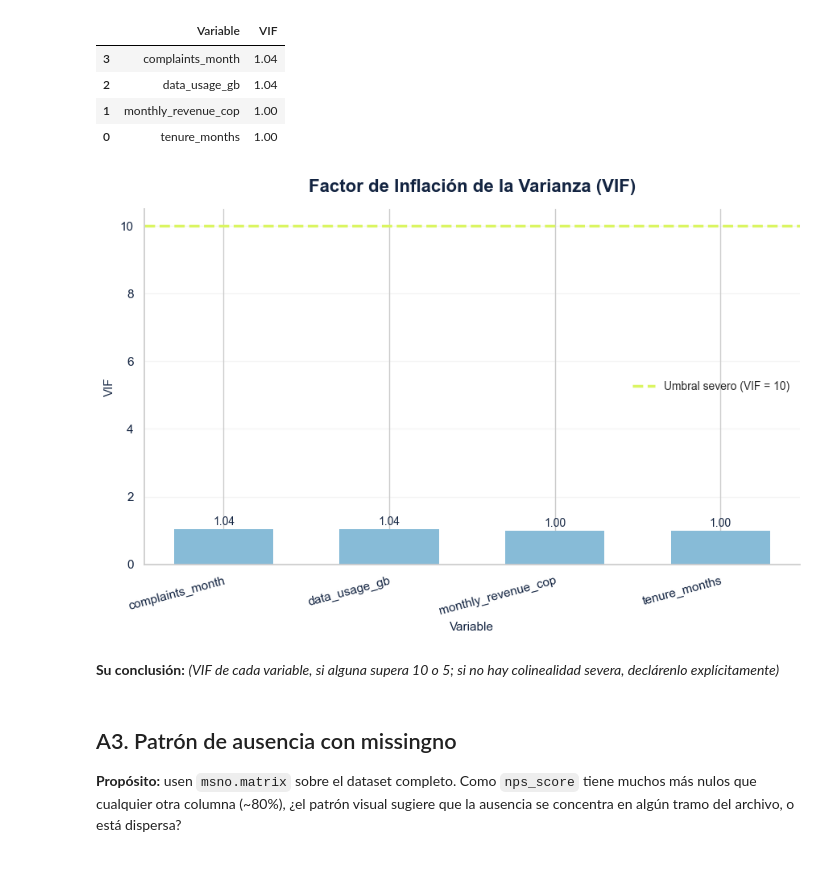
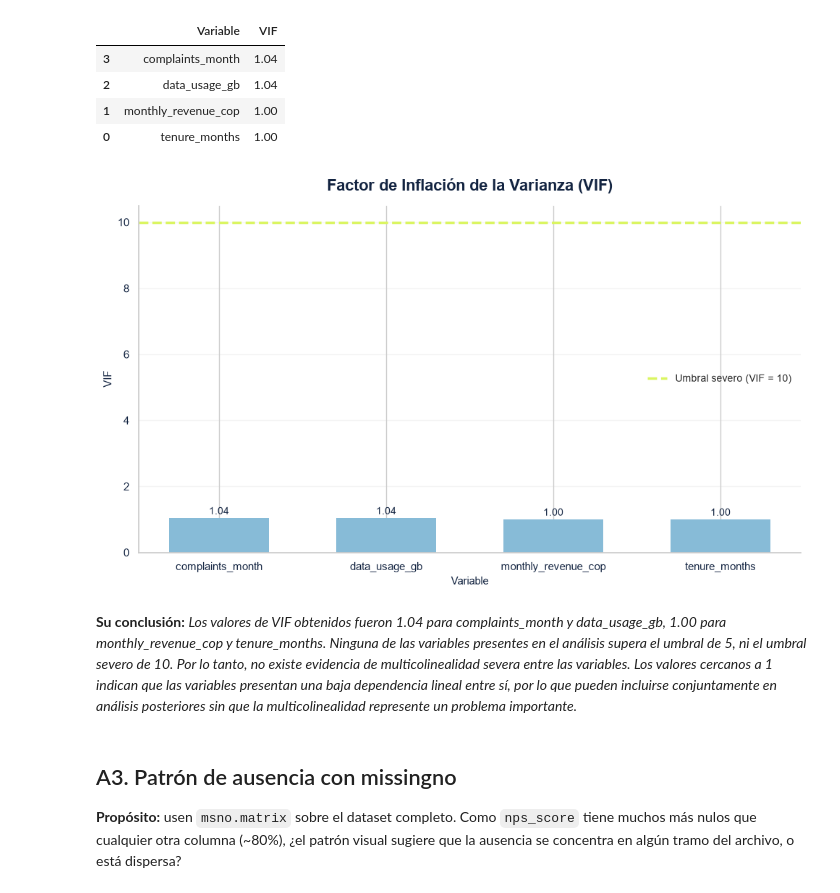
Before and after one commit to jp0617/visualizacionAnalisis, a Jupyter notebook: v0.1_s3_dataviz_grupo1.ipynb, the cells around one changed output. Cells and saved outputs as stored; diff of their text form; code cells hidden in the pictures.

```diff
--- a/v0.1_s3_dataviz_grupo1.ipynb
+++ b/v0.1_s3_dataviz_grupo1.ipynb
@@ -173,12 +173,12 @@ display(vif)
 | 1 | monthly_revenue_cop | 1.00 |
 | 0 | tenure_months | 1.00 |
 # %%
-fig, ax = plt.subplots(figsize=(9, 6))
+fig, ax = plt.subplots(figsize=(10, 6))
 
 barras = ax.bar(
     vif["Variable"],
     vif["VIF"],
-    color="#87BBD7",       # Powder Blue
+    color="#87BBD7",
     edgecolor="none",
     width=0.6
 )
@@ -186,7 +186,7 @@ barras = ax.bar(
 # Línea de referencia para multicolinealidad severa
 ax.axhline(
     y=10,
-    color="#DAF561",       # Chartreuse
+    color="#DAF561",
     linestyle="--",
     linewidth=2.5,
     label="Umbral severo (VIF = 10)"
@@ -201,41 +201,43 @@ for barra, valor in zip(barras, vif["VIF"]):
         ha="center",
         va="bottom",
         fontsize=10,
         color="#132441"
     )
 
 ax.set_title(
     "Factor de Inflación de la Varianza (VIF)",
     fontsize=16,
     fontweight="bold",
     color="#132441",
     pad=15
 )
 
 ax.set_xlabel("Variable", fontsize=11, color="#132441")
 ax.set_ylabel("VIF", fontsize=11, color="#132441")
 
 # Diseño minimalista
 ax.grid(axis="y", alpha=0.2)
 ax.spines["top"].set_visible(False)
 ax.spines["right"].set_visible(False)
 
-# Colores de los ejes
 ax.tick_params(axis="both", colors="#132441")
 
-ax.legend(
-    frameon=False,
-    fontsize=10
+# Centrar los nombres debajo de cada barra
+ax.set_xticks(range(len(vif)))
+ax.set_xticklabels(
+    vif["Variable"],
+    rotation=0,
+    ha="center"
 )
 
-plt.xticks(rotation=15, ha="right", rotation_mode="anchor")
+ax.legend(frameon=False, fontsize=10)
 
 plt.tight_layout()
 plt.show()
 # %% [output]
-[figure, old version]
+[figure, new version]
-# %% [markdown]
-**Su conclusión:** _(VIF de cada variable, si alguna supera 10 o 5; si no hay colinealidad severa, declárenlo explícitamente)_
+# %% [markdown]
+**Su conclusión:** _Los valores de VIF obtenidos fueron 1.04 para complaints_month y data_usage_gb, 1.00 para monthly_revenue_cop y tenure_months. Ninguna de las variables presentes en el análisis supera el umbral de 5, ni el umbral severo de 10. Por lo tanto, no existe evidencia de multicolinealidad severa entre las variables. Los valores cercanos a 1 indican que las variables presentan una baja dependencia lineal entre sí, por lo que pueden incluirse conjuntamente en análisis posteriores sin que la multicolinealidad represente un problema importante._
 # %% [markdown]
 ## A3. Patrón de ausencia con missingno
 
```
Also changed, not shown: parts of 21 cells of this notebook.
